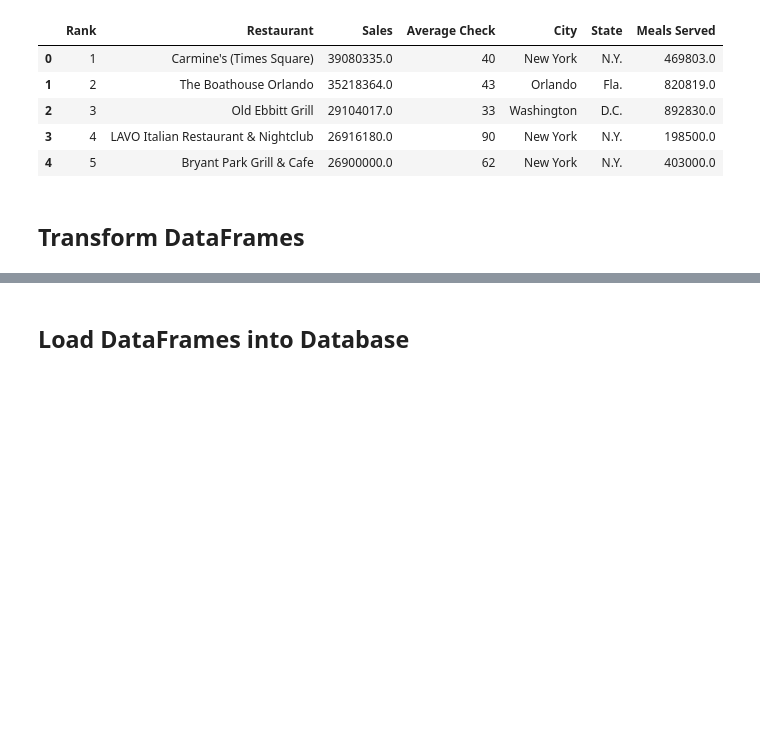
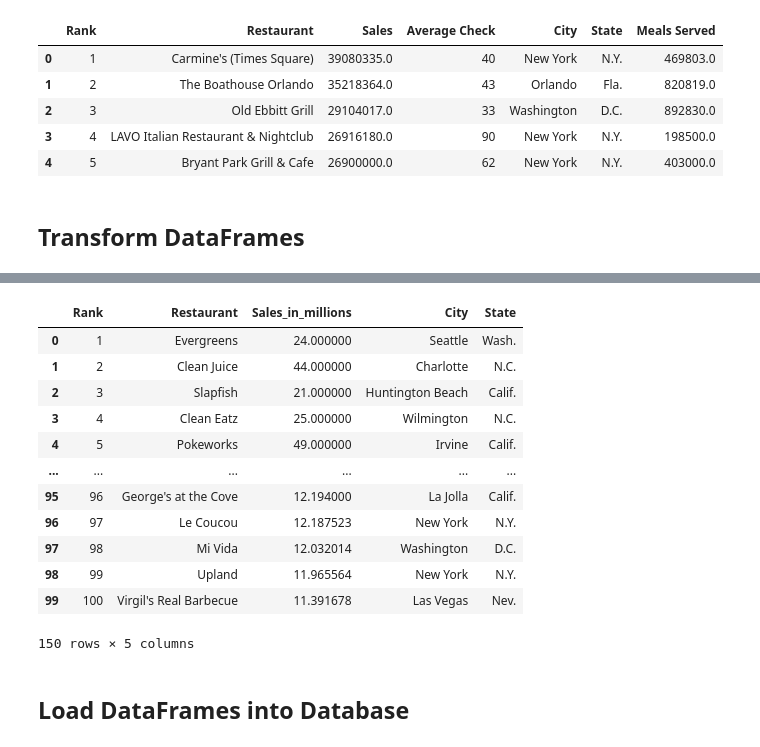
Before and after one commit to halpeter/ETL-Project, a Jupyter notebook: etl.ipynb, the cells around one changed output, grey strips where cells are left out. Cells and saved outputs as stored; diff of their text form; code cells hidden in the pictures; blank space fills up the shorter version.

Commit message:
Merged Code

```diff
--- a/etl.ipynb
+++ b/etl.ipynb
@@ -122,3 +118,7 @@ ind100_grouped.head()
 | 2 | Carmine's (Times Square) | 39.080335 | 469803.0 | 40.0 | 1 |
 | 3 | The Boathouse Orlando | 35.218364 | 820819.0 | 43.0 | 1 |
 | 4 | Old Ebbitt Grill | 29.104017 | 892830.0 | 33.0 | 1 |
+# %%
+# Step 1. Make a copy of Future 50 df
+future50_df = future50.copy()
+future50_df.head()
@@ -124,0 +132,4 @@ ind100_grouped.head()
+# %%
+# Step 2 Split Future50 Locations into cities and states columns into a new df
+future50_split = future50_df["Location"].str.split(",", n = 1, expand = True)
+future50_split.head()
@@ -124,0 +143,6 @@ ind100_grouped.head()
+# %%
+# Step 3 Create City and State columns on existing future50_df then drop the Location column
+future50_df["City"]= future50_split[0]
+future50_df["State"]= future50_split[1]
+future50_df = future50_df.drop(columns = ['Location', 'YOY_Sales', 'Units', 'YOY_Units', 'Unit_Volume', 'Franchising' ])
+future50_df.head()
@@ -124,0 +156,4 @@ ind100_grouped.head()
+# %%
+# Step 3 Drop unnecessary columns from ind100 and create a new df
+ind100_df = ind100.drop(columns = ['Average Check', 'Meals Served'])
+ind100_df.head()
@@ -125,2 +167,21 @@ ind100_grouped.head()
+# %%
+# Step 4 Merge Future50 and Ind100 on State
+#location_df = pd.merge(future50_df, ind100_df, on="Restaurant", how='right')
+location_df = pd.concat([future50_df, ind100_df], axis=0)
+location_df
+# %% [output]
+|  | Rank | Restaurant | Sales_in_millions | City | State |
+| 0 | 1 | Evergreens | 24.000000 | Seattle | Wash. |
+| 1 | 2 | Clean Juice | 44.000000 | Charlotte | N.C. |
+| 2 | 3 | Slapfish | 21.000000 | Huntington Beach | Calif. |
+| 3 | 4 | Clean Eatz | 25.000000 | Wilmington | N.C. |
+| 4 | 5 | Pokeworks | 49.000000 | Irvine | Calif. |
+| ... | ... | ... | ... | ... | ... |
+| 95 | 96 | George's at the Cove | 12.194000 | La Jolla | Calif. |
+| 96 | 97 | Le Coucou | 12.187523 | New York | N.Y. |
+| 97 | 98 | Mi Vida | 12.032014 | Washington | D.C. |
+| 98 | 99 | Upland | 11.965564 | New York | N.Y. |
+| 99 | 100 | Virgil's Real Barbecue | 11.391678 | Las Vegas | Nev. |
+150 rows × 5 columns
 # %% [markdown]
 ## Load DataFrames into Database
```
Also changed, not shown: parts of 20 cells of this notebook.
